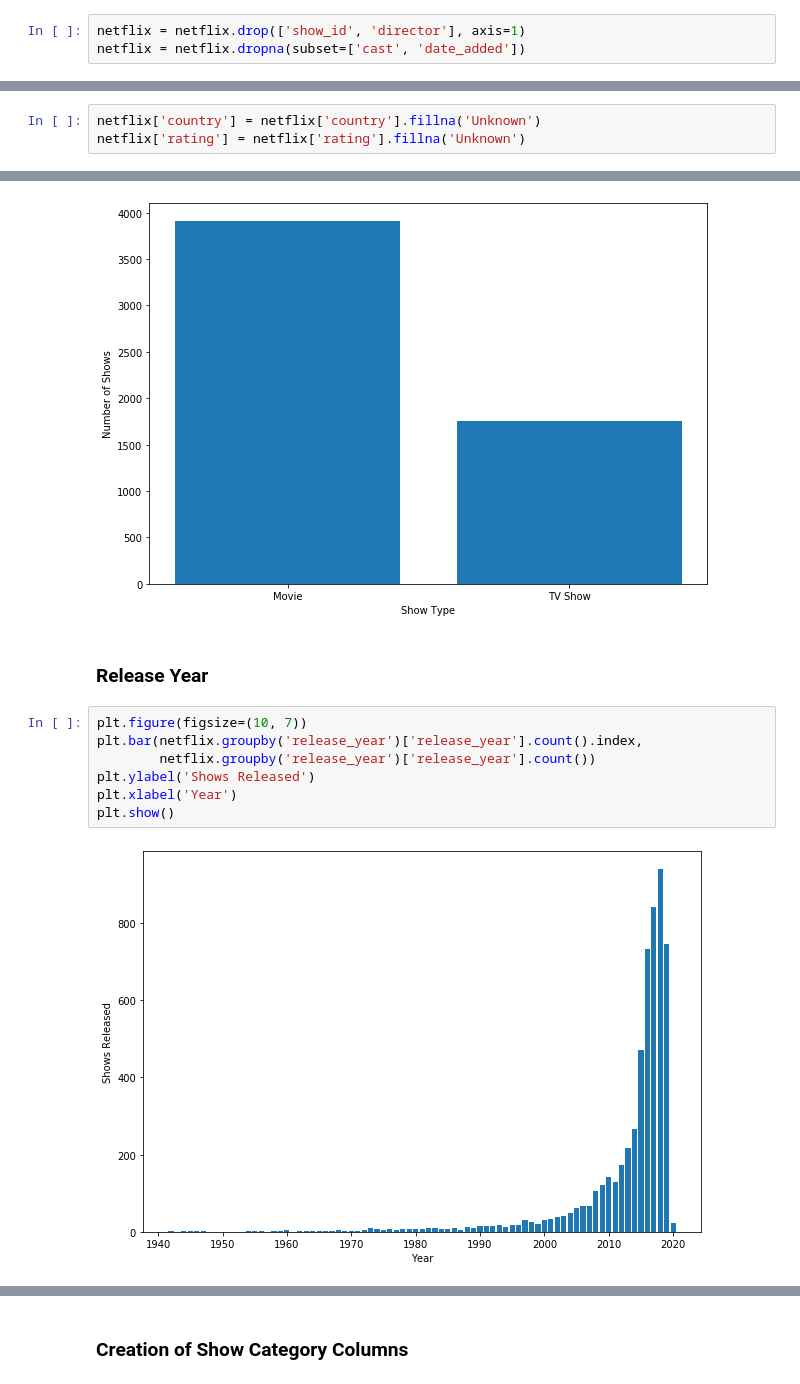
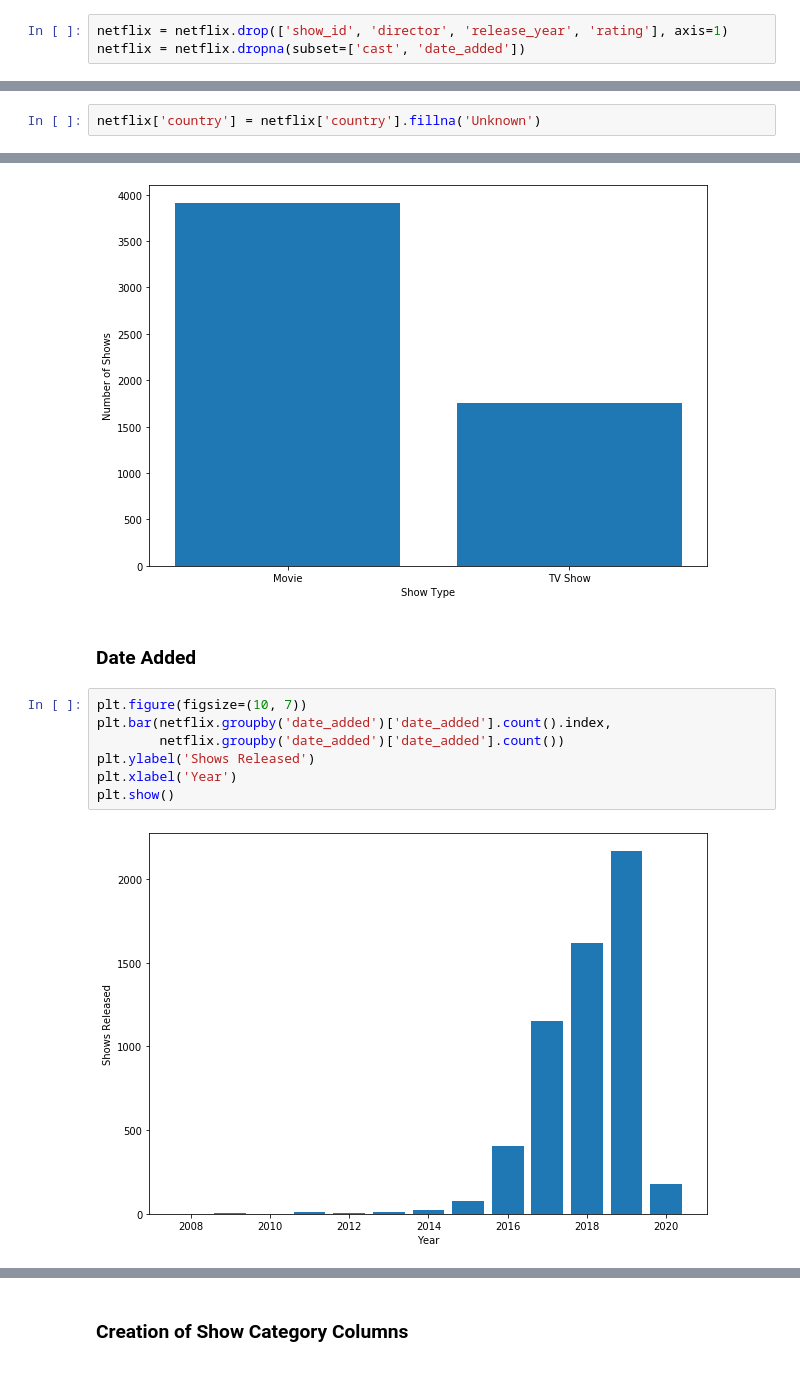
Before and after one commit to BenGriffith/data-science, a Jupyter notebook: capstone/unsupervised/netflix.ipynb, the cells around one changed output, grey strips where cells are left out. Drawn from its saved outputs; the diff is of its cells as text.

````diff
--- a/capstone/unsupervised/netflix.ipynb
+++ b/capstone/unsupervised/netflix.ipynb
@@ -64,11 +64,10 @@
 # %%
-netflix = netflix.drop(['show_id', 'director'], axis=1)
+netflix = netflix.drop(['show_id', 'director', 'release_year', 'rating'], axis=1)
 netflix = netflix.dropna(subset=['cast', 'date_added'])
 # %% [markdown]
 For ```netflix['country']``` and ```netflix['rating']```, missing values were filled with the new value 'Unknown'.
 # %%
 netflix['country'] = netflix['country'].fillna('Unknown')
-netflix['rating'] = netflix['rating'].fillna('Unknown')
 # %% [markdown]
 In ```netflix['description']```, commas were replaced with whitespace to prepare it for later use.
 # %%
@@ -90,14 +97,14 @@ plt.xlabel('Show Type')
 plt.show()
 # %% [output]
 [figure]
-# %% [markdown]
-### Release Year
+# %% [markdown]
+### Date Added
 # %%
 plt.figure(figsize=(10, 7))
-plt.bar(netflix.groupby('release_year')['release_year'].count().index,
-        netflix.groupby('release_year')['release_year'].count())
+plt.bar(netflix.groupby('date_added')['date_added'].count().index,
+        netflix.groupby('date_added')['date_added'].count())
 plt.ylabel('Shows Released')
 plt.xlabel('Year')
 plt.show()
 # %% [output]
-[figure, old version]
+[figure, new version]
````
Also changed, not shown: parts of 153 cells of this notebook.
